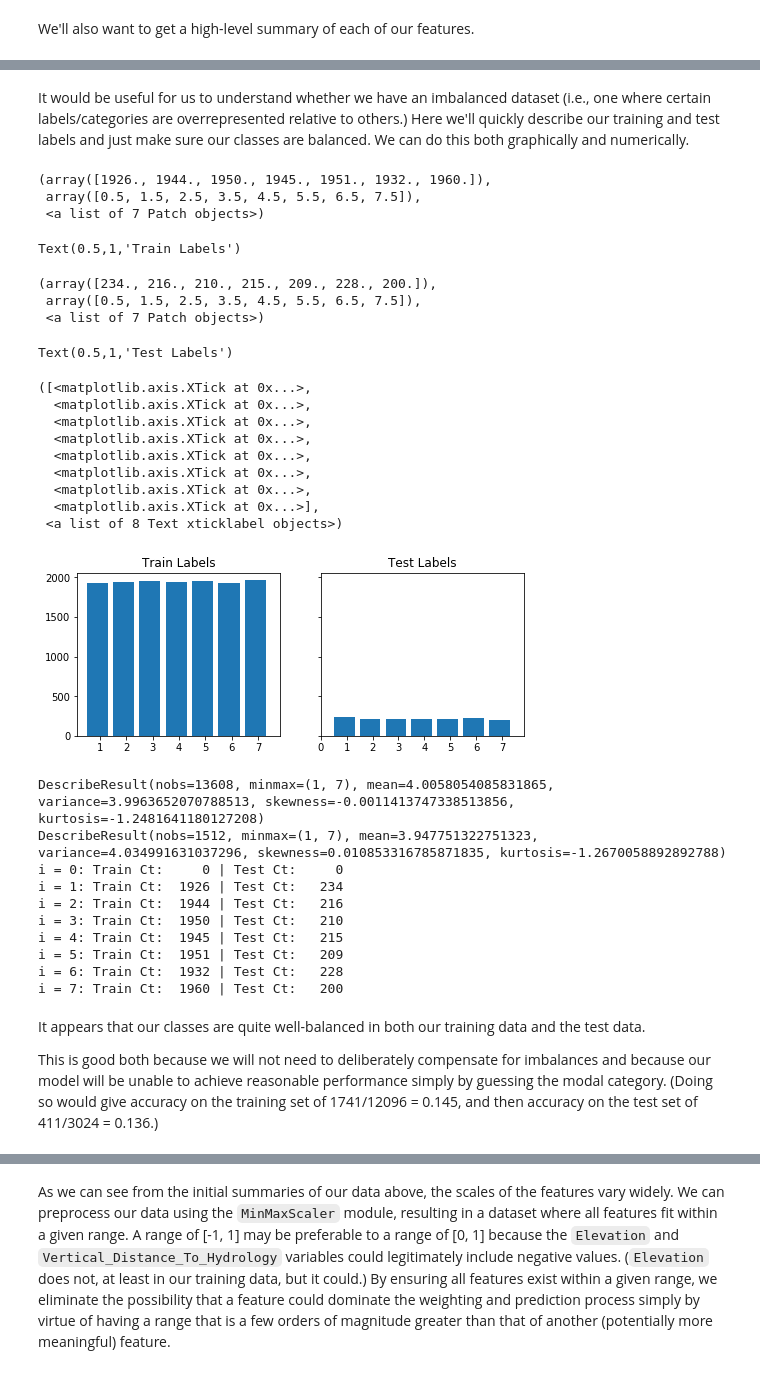
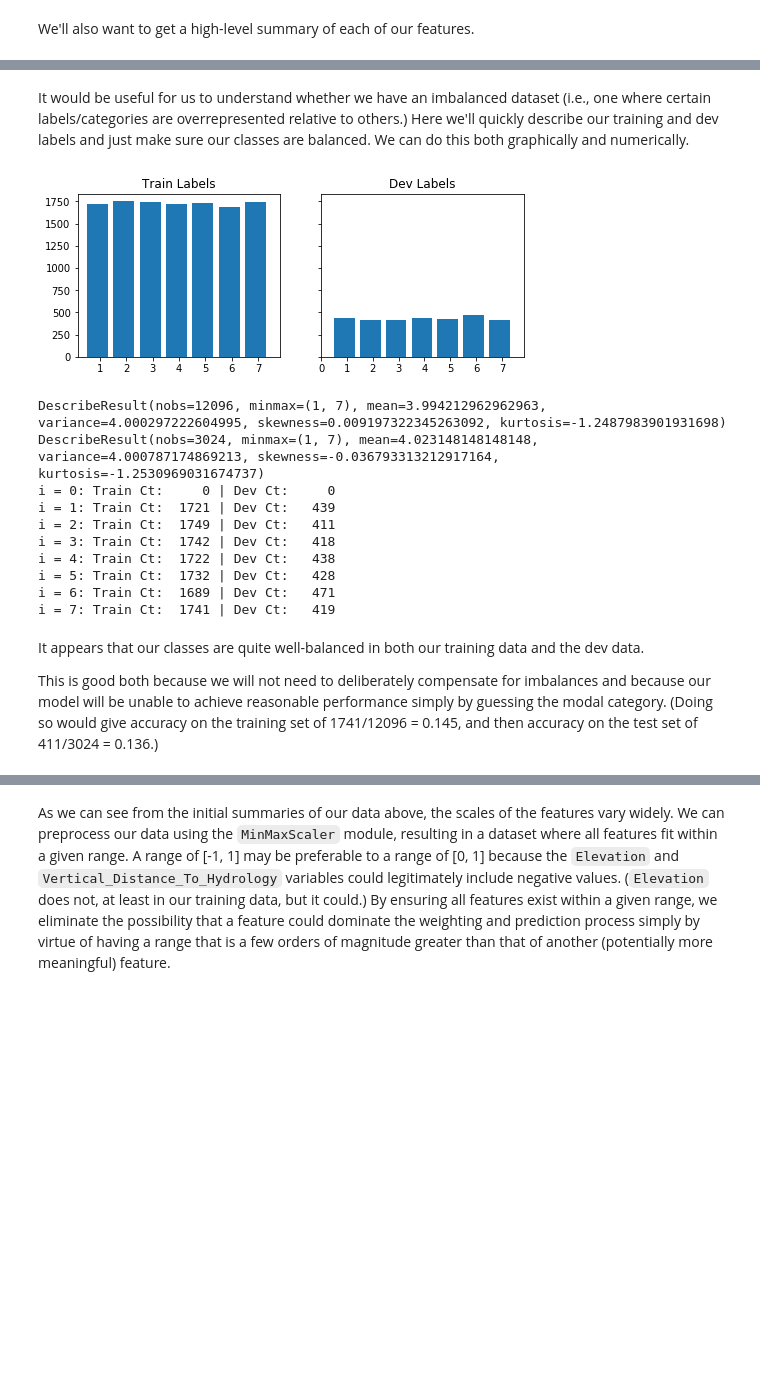
Before and after one commit to Omniak87B/w207FinalProject, a Jupyter notebook: w207_final_project_eda.ipynb, the cells around one changed output, grey strips where cells are left out. Cells and saved outputs as stored; diff of their text form; code cells hidden in the pictures; blank space fills up the shorter version.

```diff
--- a/w207_final_project_eda.ipynb
+++ b/w207_final_project_eda.ipynb
@@ -120,7 +141,7 @@ We load the data from the source file and proceed to take a look at various basi
 1. As there is no separate dataset containing the labels for our observations, we would expect to see the 'Cover_Type' variable in our data
 1. We would expect to see a shape of (15120, 55) - the 54 features plus our label column
 # %%
-full_data = pd.DataFrame.from_csv('./train.csv')
+full_data = pd.read_csv('./train.csv')
 print(f'Columns: {full_data.columns}')
 print(f'Shape: {full_data.shape}')
 # %% [output]
@@ -147,23 +232,25 @@ The results are as expected. We need to remove the labels from the features befo
 # Separating out the labels
 full_labels = full_data['Cover_Type']
 full_features = full_data.drop('Cover_Type', axis=1)
-label_names = {'1':'Spruce/Fir',
-               '2':'Lodgepole Pine',
-               '3':'Ponderosa Pine',
-               '4':'Cottonwood/Willow',
-               '5':'Aspen',
-               '6':'Douglas Fir',
-               '7':'Krummholz'}
-
+featured_features = full_data.iloc[:,[36,49,51,52,53,54,56,57,58,59,60]]
+#df1 = df1.assign(e=p.Series(np.random.randn(sLength)).values)
+featured_features = full_data.iloc[:,[36,49,51,52,53,54,56,57,58,59,60]]
 # Setting seed so we get consistent results from our splitting
 np.random.seed(0)
-X_train, X_test, y_train, y_test = train_test_split(full_features, full_labels, test_size=0.10)
-
+X_train, X_dev, y_train, y_dev = train_test_split(full_features, full_labels, test_size=0.20)
+#Deb
+FX_train, FX_dev, Fy_train, Fy_dev = train_test_split(featured_features, full_labels, test_size=0.20)
+#Deb
 # Verifying our data shapes are as expected
 print(f'''
 Training dataset shape: {X_train.shape}
 Training label shape: {y_train.shape}
-Test dataset shape: {X_test.shape}
-Test label shape: {y_test.shape}
+Dev dataset shape: {X_dev.shape}
+Dev label shape: {y_dev.shape}
+
+#Deb
+Featured Training dataset shape: {FX_train.shape}
+Featured Dev dataset shape: {FX_dev.shape}
+#Deb
 ''')
 # %% [output]
@@ -218,51 +359,34 @@ Column: Soil_Type40                         | Max value:      1 | Min value:
 # %% [markdown]
-It would be useful for us to understand whether we have an imbalanced dataset (i.e., one where certain labels/categories are overrepresented relative to others.) Here we'll quickly describe our training and test labels and just make sure our classes are balanced. We can do this both graphically and numerically.
+It would be useful for us to understand whether we have an imbalanced dataset (i.e., one where certain labels/categories are overrepresented relative to others.) Here we'll quickly describe our training and dev labels and just make sure our classes are balanced. We can do this both graphically and numerically.
 # %%
 f, (ax1, ax2) = plt.subplots(1, 2, figsize=(8,3), sharey=True)
 bins = np.arange(8) + 0.5
 ax1.hist(y_train, bins, width = 0.8)
 ax1.xaxis.set_major_locator(ticker.MultipleLocator(1))
 ax1.set_title('Train Labels')
-ax2.hist(y_test, bins, width = 0.8)
-ax2.set_title('Test Labels')
+ax2.hist(y_dev, bins, width = 0.8)
+ax2.set_title('Dev Labels')
 plt.xticks(range(8))
 plt.show()
 # %% [output]
-(array([1926., 1944., 1950., 1945., 1951., 1932., 1960.]),
- array([0.5, 1.5, 2.5, 3.5, 4.5, 5.5, 6.5, 7.5]),
- <a list of 7 Patch objects>)
-Text(0.5,1,'Train Labels')
-(array([234., 216., 210., 215., 209., 228., 200.]),
- array([0.5, 1.5, 2.5, 3.5, 4.5, 5.5, 6.5, 7.5]),
- <a list of 7 Patch objects>)
-Text(0.5,1,'Test Labels')
-([<matplotlib.axis.XTick at 0x...>,
-  <matplotlib.axis.XTick at 0x...>,
-  <matplotlib.axis.XTick at 0x...>,
-  <matplotlib.axis.XTick at 0x...>,
-  <matplotlib.axis.XTick at 0x...>,
-  <matplotlib.axis.XTick at 0x...>,
-  <matplotlib.axis.XTick at 0x...>,
-  <matplotlib.axis.XTick at 0x...>],
- <a list of 8 Text xticklabel objects>)
-[figure, old version]
+[figure, new version]
 # %%
 print(stats.describe(y_train))
-print(stats.describe(y_test))
+print(stats.describe(y_dev))
 for i in range(0, 8):
-        print(f'i = {i}: Train Ct: {(y_train==i).sum():>5} | Test Ct: {(y_test==i).sum():>5}')
+        print(f'i = {i}: Train Ct: {(y_train==i).sum():>5} | Dev Ct: {(y_dev==i).sum():>5}')
 # %% [output]
-DescribeResult(nobs=13608, minmax=(1, 7), mean=4.0058054085831865, variance=3.9963652070788513, skewness=-0.0011413747338513856, kurtosis=-1.2481641180127208)
-DescribeResult(nobs=1512, minmax=(1, 7), mean=3.947751322751323, variance=4.034991631037296, skewness=0.010853316785871835, kurtosis=-1.2670058892892788)
-i = 0: Train Ct:     0 | Test Ct:     0
-i = 1: Train Ct:  1926 | Test Ct:   234
-i = 2: Train Ct:  1944 | Test Ct:   216
-i = 3: Train Ct:  1950 | Test Ct:   210
-i = 4: Train Ct:  1945 | Test Ct:   215
-i = 5: Train Ct:  1951 | Test Ct:   209
-i = 6: Train Ct:  1932 | Test Ct:   228
-i = 7: Train Ct:  1960 | Test Ct:   200
+DescribeResult(nobs=12096, minmax=(1, 7), mean=3.994212962962963, variance=4.000297222604995, skewness=0.009197322345263092, kurtosis=-1.2487983901931698)
+DescribeResult(nobs=3024, minmax=(1, 7), mean=4.023148148148148, variance=4.000787174869213, skewness=-0.036793313212917164, kurtosis=-1.2530969031674737)
+i = 0: Train Ct:     0 | Dev Ct:     0
+i = 1: Train Ct:  1721 | Dev Ct:   439
+i = 2: Train Ct:  1749 | Dev Ct:   411
+i = 3: Train Ct:  1742 | Dev Ct:   418
+i = 4: Train Ct:  1722 | Dev Ct:   438
+i = 5: Train Ct:  1732 | Dev Ct:   428
+i = 6: Train Ct:  1689 | Dev Ct:   471
+i = 7: Train Ct:  1741 | Dev Ct:   419
 # %% [markdown]
-It appears that our classes are quite well-balanced in both our training data and the test data.
+It appears that our classes are quite well-balanced in both our training data and the dev data.
 
 This is good both because we will not need to deliberately compensate for imbalances and because our model will be unable to achieve reasonable performance simply by guessing the modal category. (Doing so would give accuracy on the training set of 1741/12096 = 0.145, and then accuracy on the test set of 411/3024 = 0.136.)
```
Also changed, not shown: parts of 57 cells of this notebook, 1 other file.
